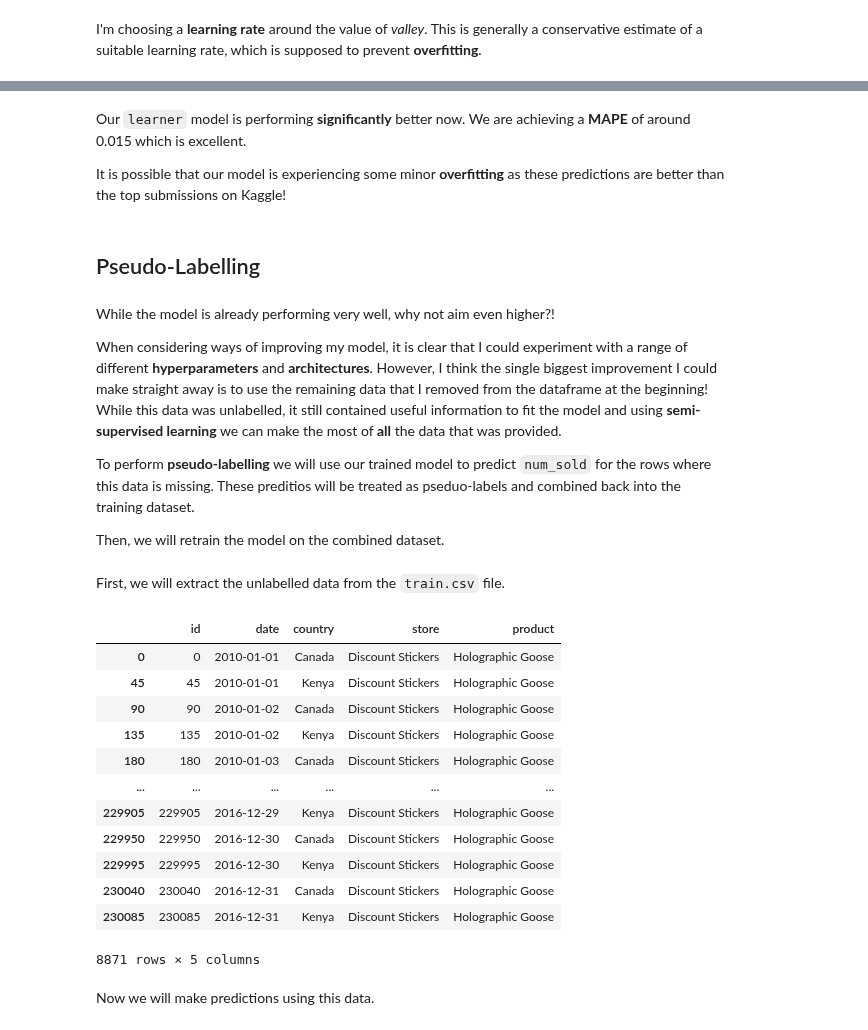
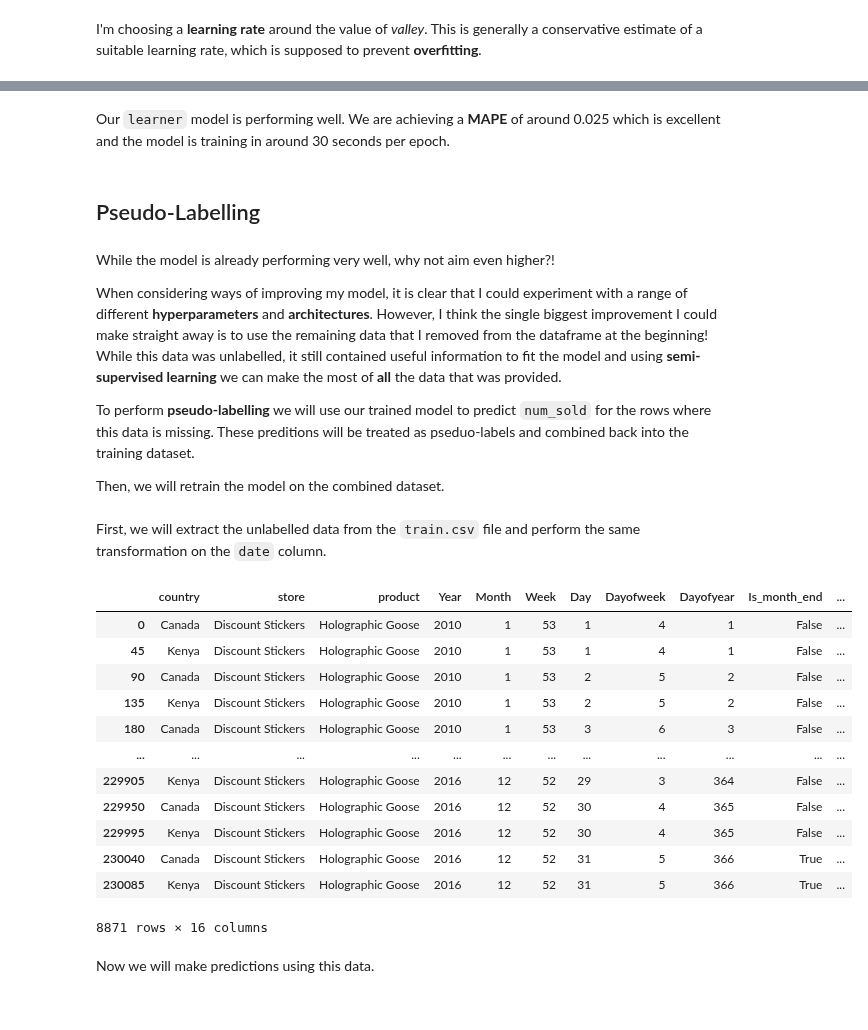
Before and after one commit to frank-895/machine_learning_journey, a Jupyter notebook: predict_sticker_sales/sticker_sales.ipynb, the cells around one changed output, grey strips where cells are left out. Cells and saved outputs as stored; diff of their text form; code cells hidden in the pictures.

Commit message:
Finalised predictions and submitted to Kaggle competition.

```diff
--- a/predict_sticker_sales/sticker_sales.ipynb
+++ b/predict_sticker_sales/sticker_sales.ipynb
@@ -311,7 +309,5 @@ learn.fit(5, lr=0.01)
 # %% [markdown]
-Our `learner` model is performing **significantly** better now. We are achieving a **MAPE** of around 0.015 which is excellent.
-
-It is possible that our model is experiencing some minor **overfitting** as these predictions are better than the top submissions on Kaggle!
+Our `learner` model is performing well. We are achieving a **MAPE** of around 0.025 which is excellent and the model is training in around 30 seconds per epoch.
 # %% [markdown]
 ## Pseudo-Labelling
 # %% [markdown]
@@ -319,30 +315,31 @@ While the model is already performing very well, why not aim even higher?!
 
 When considering ways of improving my model, it is clear that I could experiment with a range of different **hyperparameters** and **architectures**. However, I think the single biggest improvement I could make straight away is to use the remaining data that I removed from the dataframe at the beginning! While this data was unlabelled, it still contained useful information to fit the model and using **semi-supervised learning** we can make the most of **all** the data that was provided.
 
-To perform **pseudo-labelling** we will use our trained model to predict `num_sold` for the rows where this data is missing. These preditios will be treated as pseduo-labels and combined back into the training dataset.
+To perform **pseudo-labelling** we will use our trained model to predict `num_sold` for the rows where this data is missing. These preditions will be treated as pseduo-labels and combined back into the training dataset.
 
 Then, we will retrain the model on the combined dataset.
 # %% [markdown]
-First, we will extract the unlabelled data from the `train.csv` file.
+First, we will extract the unlabelled data from the `train.csv` file and perform the same transformation on the `date` column.
 # %%
 unlabelled = pd.read_csv('train.csv')
 unlabelled = unlabelled[unlabelled['num_sold'].isnull()]
-unlabelled.drop(['num_sold'], axis=1, inplace=True)
+unlabelled.drop(['num_sold','id'], axis=1, inplace=True)
+add_datepart(unlabelled, 'date')
 unlabelled
 # %% [output]
-|  | id | date | country | store | product |
-| 0 | 0 | 2010-01-01 | Canada | Discount Stickers | Holographic Goose |
-| 45 | 45 | 2010-01-01 | Kenya | Discount Stickers | Holographic Goose |
-| 90 | 90 | 2010-01-02 | Canada | Discount Stickers | Holographic Goose |
-| 135 | 135 | 2010-01-02 | Kenya | Discount Stickers | Holographic Goose |
-| 180 | 180 | 2010-01-03 | Canada | Discount Stickers | Holographic Goose |
-| ... | ... | ... | ... | ... | ... |
-| 229905 | 229905 | 2016-12-29 | Kenya | Discount Stickers | Holographic Goose |
-| 229950 | 229950 | 2016-12-30 | Canada | Discount Stickers | Holographic Goose |
-| 229995 | 229995 | 2016-12-30 | Kenya | Discount Stickers | Holographic Goose |
-| 230040 | 230040 | 2016-12-31 | Canada | Discount Stickers | Holographic Goose |
-| 230085 | 230085 | 2016-12-31 | Kenya | Discount Stickers | Holographic Goose |
+|  | country | store | product | Year | Month | Week | Day | Dayofweek | Dayofyear | Is_month_end | ... |
+| 0 | Canada | Discount Stickers | Holographic Goose | 2010 | 1 | 53 | 1 | 4 | 1 | False | ... |
+| 45 | Kenya | Discount Stickers | Holographic Goose | 2010 | 1 | 53 | 1 | 4 | 1 | False | ... |
+| 90 | Canada | Discount Stickers | Holographic Goose | 2010 | 1 | 53 | 2 | 5 | 2 | False | ... |
+| 135 | Kenya | Discount Stickers | Holographic Goose | 2010 | 1 | 53 | 2 | 5 | 2 | False | ... |
+| 180 | Canada | Discount Stickers | Holographic Goose | 2010 | 1 | 53 | 3 | 6 | 3 | False | ... |
+| ... | ... | ... | ... | ... | ... | ... | ... | ... | ... | ... | ... |
+| 229905 | Kenya | Discount Stickers | Holographic Goose | 2016 | 12 | 52 | 29 | 3 | 364 | False | ... |
+| 229950 | Canada | Discount Stickers | Holographic Goose | 2016 | 12 | 52 | 30 | 4 | 365 | False | ... |
+| 229995 | Kenya | Discount Stickers | Holographic Goose | 2016 | 12 | 52 | 30 | 4 | 365 | False | ... |
+| 230040 | Canada | Discount Stickers | Holographic Goose | 2016 | 12 | 52 | 31 | 5 | 366 | True | ... |
+| 230085 | Kenya | Discount Stickers | Holographic Goose | 2016 | 12 | 52 | 31 | 5 | 366 | True | ... |
-8871 rows × 5 columns
+8871 rows × 16 columns
 # %% [markdown]
 Now we will make predictions using this data.
 # %%
```
Also changed, not shown: parts of 42 cells of this notebook.
